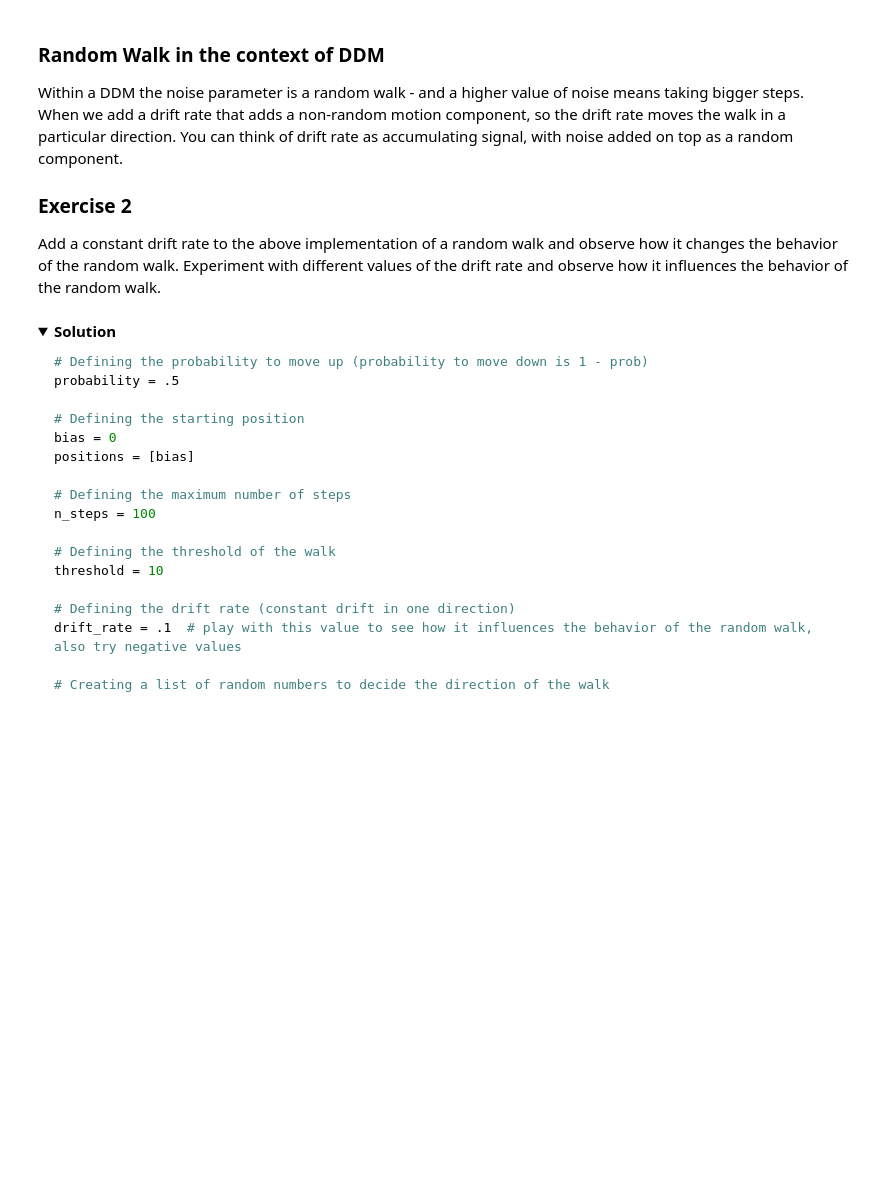
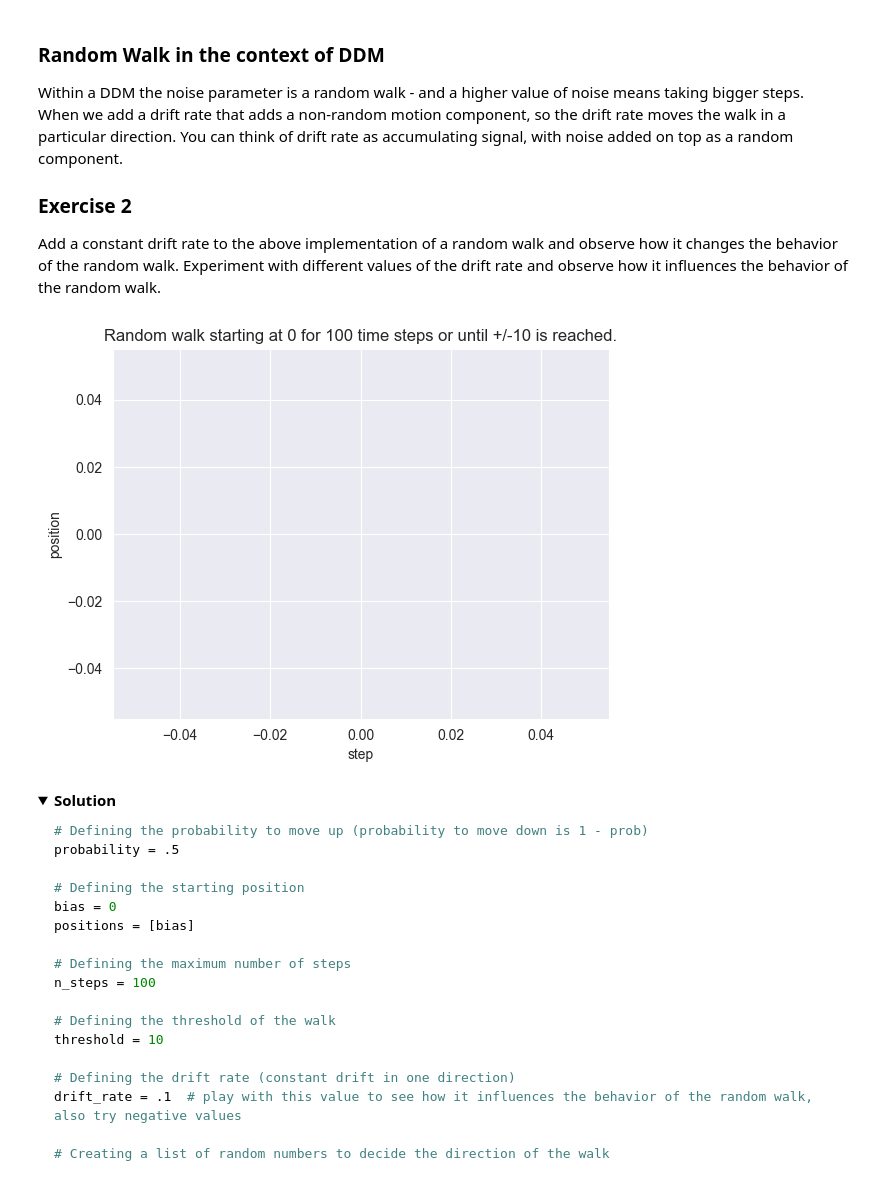
Before and after one commit to younesStrittmatter/502B, a Jupyter notebook: book/content/Decision Making/notebooks/1 Drift Diffusion Models.ipynb, the cells around one changed output. Saved outputs shown, nothing was run; the diff lists cells and outputs as text; code cells hidden in the pictures; folded sections open; blank space fills up the shorter version.

```diff
--- a/book/content/Decision Making/notebooks/1 Drift Diffusion Models.ipynb
+++ b/book/content/Decision Making/notebooks/1 Drift Diffusion Models.ipynb
@@ -120,34 +120,36 @@ Add a constant drift rate to the above implementation of a random walk and obser
 # %%
 # Defining the probability to move up (probability to move down is 1 - prob)
 probability = .5
 
 # Defining the starting position
 bias = 0
 positions = [bias]
 
 # Defining the maximum number of steps
 n_steps = 100
 
 # Defining the threshold of the walk
 threshold = 10
 
 # Defining the drift rate (constant drift in one direction)
-drift_rate = ...
+drift_rate = # TODO: Add code here
 
 # Creating a list of random numbers to decide the direction of the walk
 random_list = np.random.random(n_steps)
 direction = [1 if i < probability else -1 for i in random_list]
 
 # Adjust your random walk to include the drift rate
 for dr in direction:
-    ...
+    # TODO: Add code here
 
 # plotting down the graph of the random walk in 1D
 plt.plot(positions)
 plt.xlabel('step')
 plt.ylabel('position')
 plt.title(f'Random walk starting at {bias} for {n_steps} time steps or until +/-{threshold} is reached.')
 plt.show()
+# %% [output]
+[figure, added]
 # %% [markdown]
 <details><summary><b>Solution</b></summary>
 
```
Also changed, not shown: parts of 10 cells of this notebook, 8 other files.
